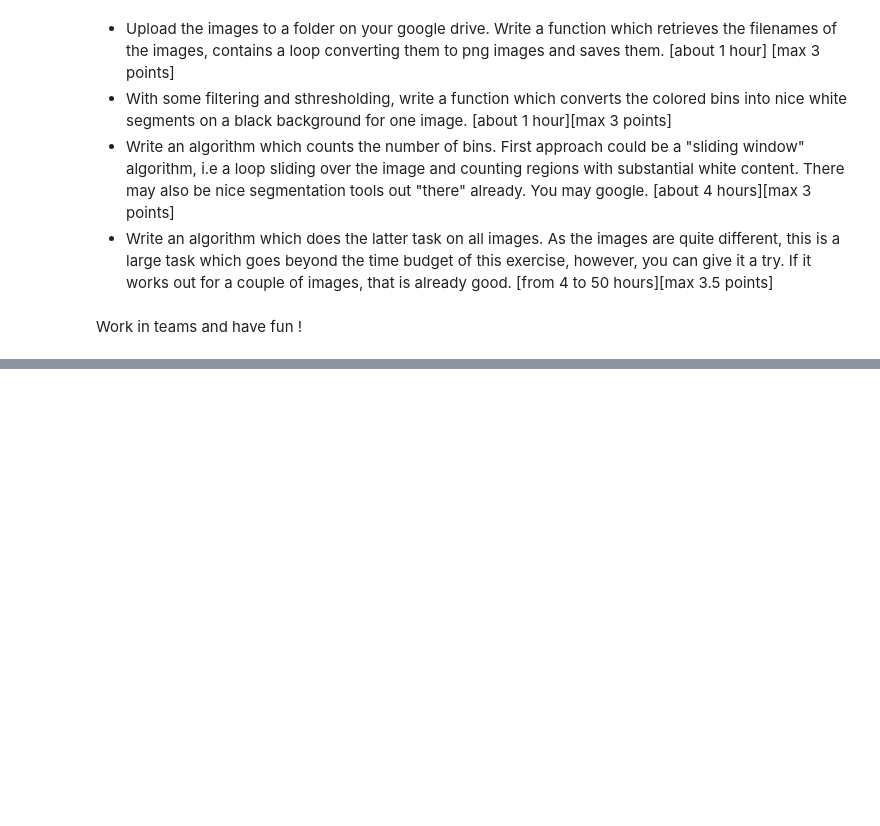
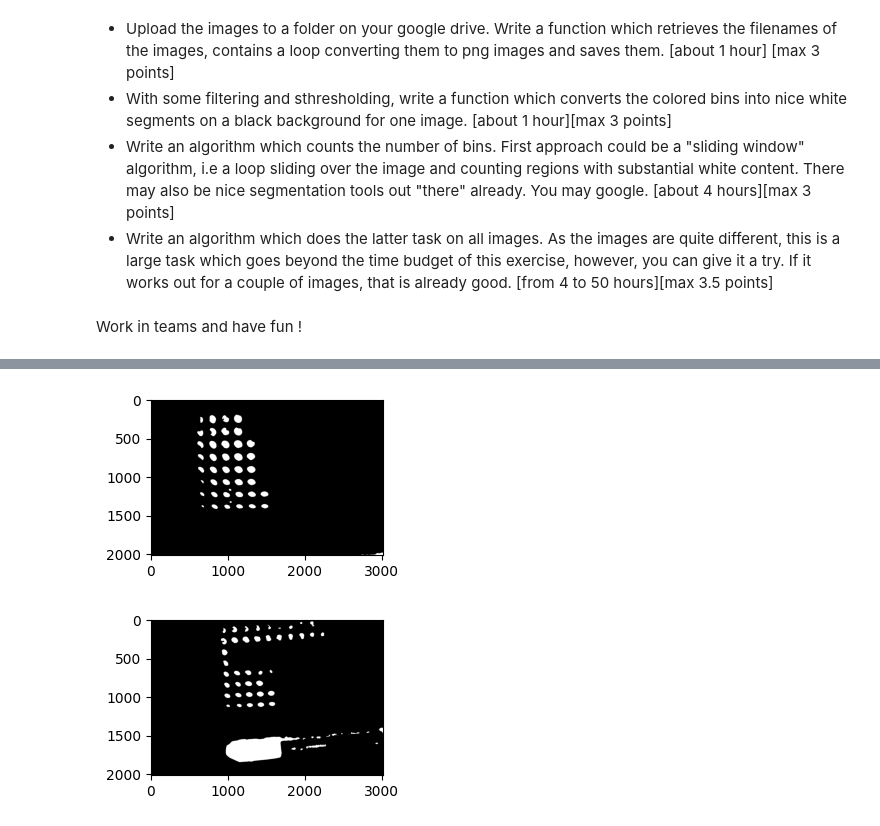
Before and after one commit to flo20schae/data-sience-fundamentals, a Jupyter notebook: CodingTask2.ipynb, the cells around one changed output, grey strips where cells are left out. Cells and saved outputs as stored; diff of their text form; code cells hidden in the pictures; blank space fills up the shorter version.

```diff
--- a/CodingTask2.ipynb
+++ b/CodingTask2.ipynb
@@ -21,0 +49,18 @@ Work in teams and have fun !
+# %%
+import os
+from PIL import Image
+import pillow_heif
+
+
+folder_path = '/content/drive/MyDrive/datascience/codingtask2/'
+
+
+for filename in os.listdir(folder_path):
+    if filename.endswith('.HEIC'):
+        heif_file = pillow_heif.read_heif(folder_path + filename)
+        image = Image.frombytes(heif_file.mode, heif_file.size, heif_file.data.tobytes(), "raw")
+
+        url_name = filename.split('.')[0] + '.png'
+        image.save(folder_path + url_name, format="png")
+
+    print(url_name)
@@ -21,0 +94,26 @@ Work in teams and have fun !
+# %%
+import glob
+import os
+from PIL import Image
+import pillow_heif
+from skimage import io
+
+
+threshold_manual = 60
+folder_path = '/content/drive/MyDrive/datascience/codingtask22/'
+png_files = glob.glob(os.path.join(folder_path, "*.png"))
+
+for files in png_files:
+  imageRGB = io.imread(files) #loads it as a 3-dimensional NumPy array with shape (height, width, channels)
+  image = imageRGB[:,:,2] #now contains only the intensity values for the blue channel,
+  image = image[image.shape[0]//2:image.shape[0],:]
+  image_mean = skf.median(image,selem=skm.disk(20)) #replaces each pixel in an image with the median value of the surrounding pixels.
+  image_threshold = image_mean<threshold_manual #pixels with intensity values less than the threshold value are considered as background or noise
+  plt.figure(figsize=(3, 3))
+  plt.imshow(image_threshold, cmap ='gray')
+  plt.show()
+
+  io.imsave(os.path.join(folder_path, "processed_" + os.path.basename(files)), image_threshold) # saves the new image for further tasks
+# %% [output]
+[figure, added]
+[figure, added]
```
Also changed, not shown: parts of 11 cells of this notebook.
